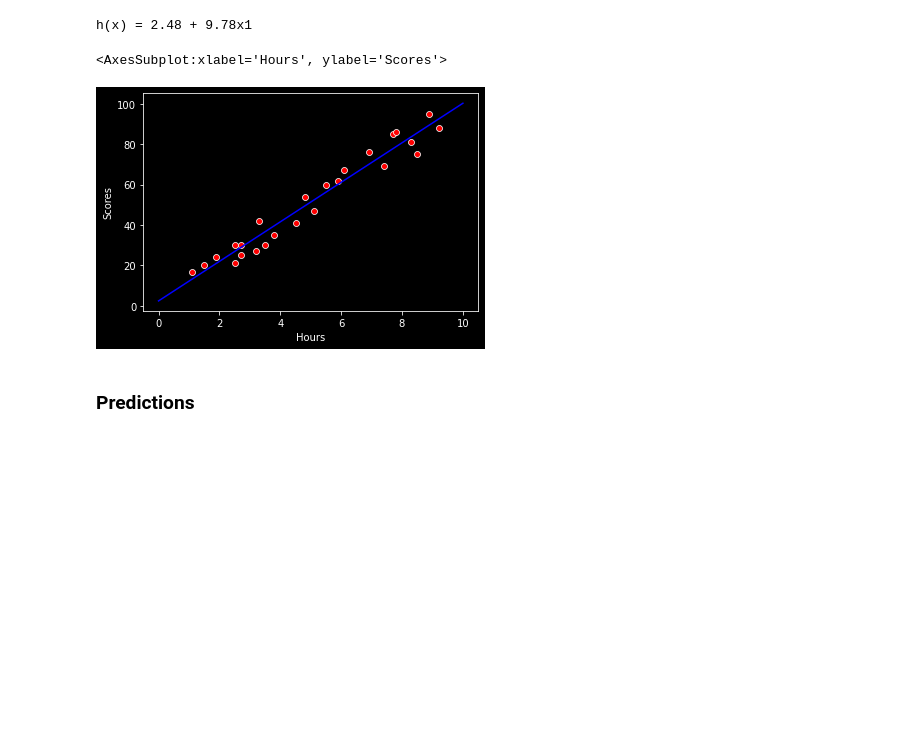
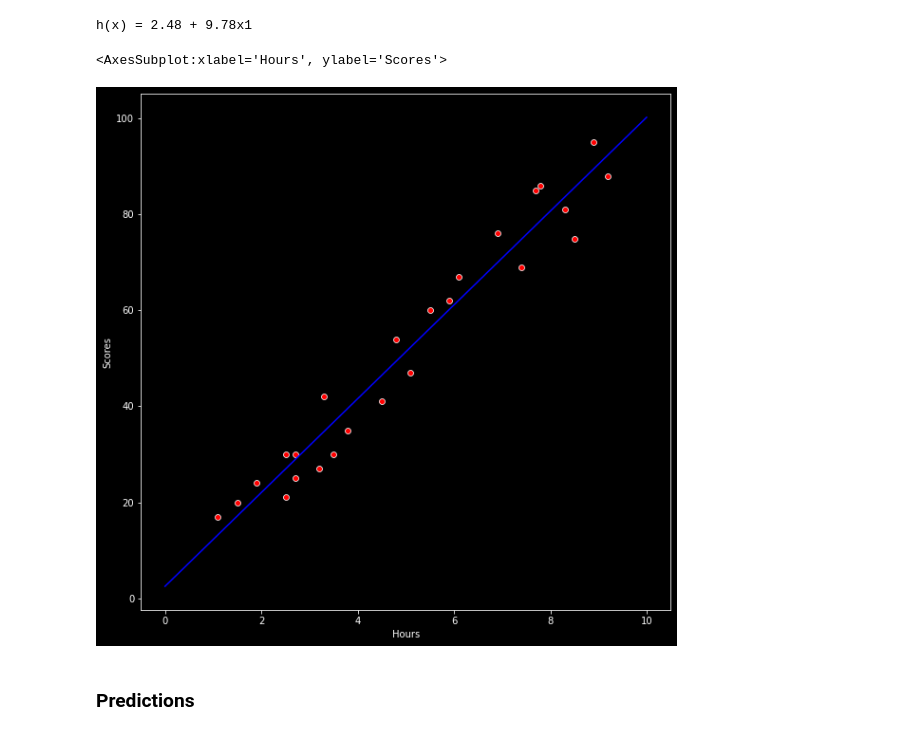
Before and after one commit to RositaNimalin/SimpleLinearRegression, a Jupyter notebook: LinearRegression.ipynb, the cells around one changed output. Cells and saved outputs as stored; diff of their text form; code cells hidden in the pictures; blank space fills up the shorter version.

```diff
--- a/LinearRegression.ipynb
+++ b/LinearRegression.ipynb
@@ -106,12 +106,13 @@ h(x) = 2.48 + 9.78x1
 # %%
 theta = np.squeeze(theta)
 x_values = [x for x in range(0,11)]
 y_values = [x*theta[1] + theta[0] for x in x_values]
+plt.figure(figsize = (10,10))
 sns.scatterplot(x='Hours', y = 'Scores', data = data, color = 'red')
 sns.lineplot(x_values,y_values,color = 'blue')
 # %% [output]
 <AxesSubplot:xlabel='Hours', ylabel='Scores'>
-[figure, old version]
+[figure, new version]
 # %% [markdown]
 ### Predictions
 # %%
```
Also changed, not shown: parts of 1 cell of this notebook.
